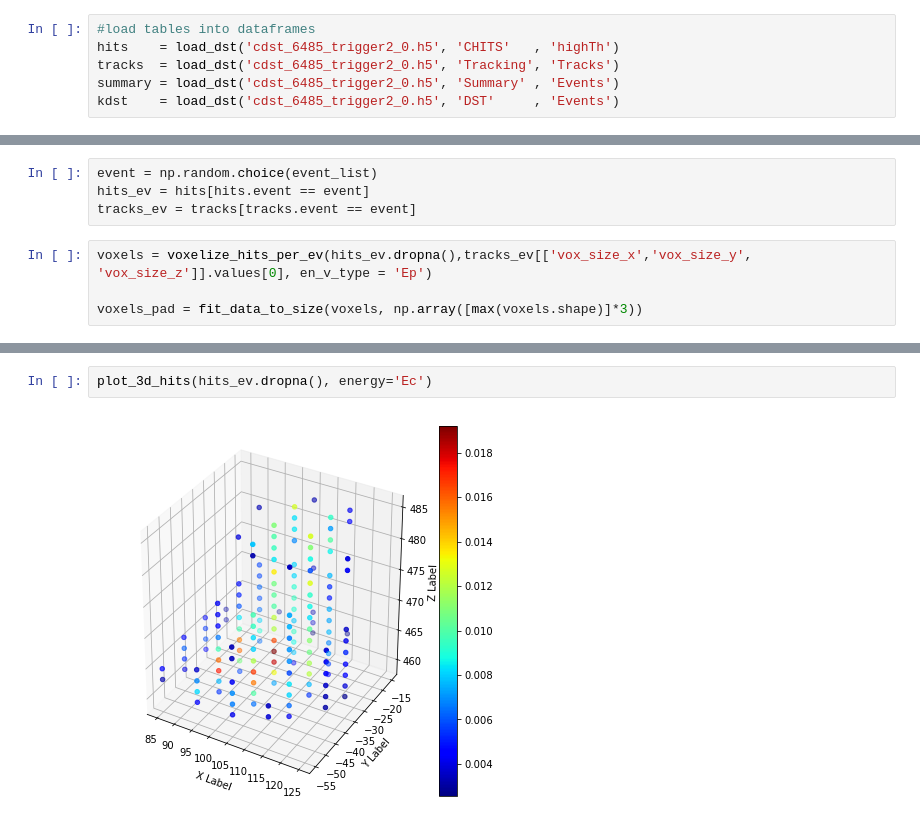
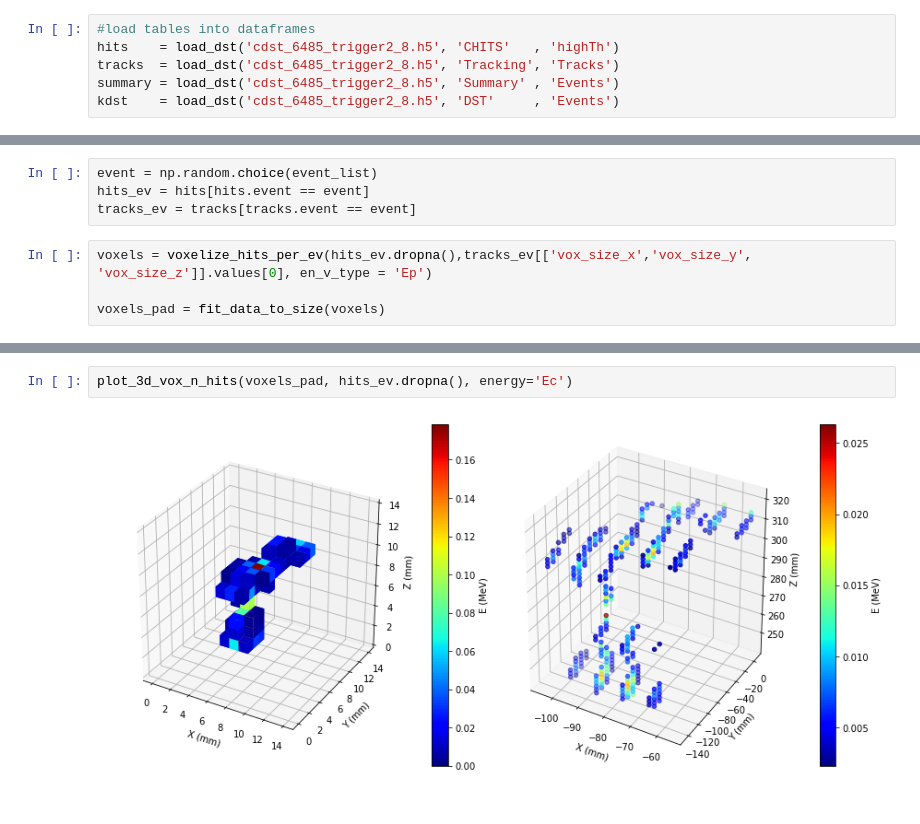
Before and after one commit to next-exp/InteractiveNBs, a Jupyter notebook: IC_NBS/esmeralda_output_analysis/esmeralda_output_review.ipynb, the cells around one changed output, grey strips where cells are left out. Saved outputs shown, nothing was run; the diff lists cells and outputs as text.

```diff
--- a/IC_NBS/esmeralda_output_analysis/esmeralda_output_review.ipynb
+++ b/IC_NBS/esmeralda_output_analysis/esmeralda_output_review.ipynb
@@ -19,9 +19,9 @@ from invisible_cities.io.dst_io import load_dst
 # %%
 #load tables into dataframes
-hits    = load_dst('cdst_6485_trigger2_0.h5', 'CHITS'   , 'highTh')
-tracks  = load_dst('cdst_6485_trigger2_0.h5', 'Tracking', 'Tracks')
-summary = load_dst('cdst_6485_trigger2_0.h5', 'Summary' , 'Events')
-kdst    = load_dst('cdst_6485_trigger2_0.h5', 'DST'     , 'Events')
+hits    = load_dst('cdst_6485_trigger2_8.h5', 'CHITS'   , 'highTh')
+tracks  = load_dst('cdst_6485_trigger2_8.h5', 'Tracking', 'Tracks')
+summary = load_dst('cdst_6485_trigger2_8.h5', 'Summary' , 'Events')
+kdst    = load_dst('cdst_6485_trigger2_8.h5', 'DST'     , 'Events')
 # %% [markdown]
 # Summary/Events : all variables related to inclusive list of hits per event
 # %%
@@ -281,7 +355,7 @@ tracks_ev = tracks[tracks.event == event]
 # %%
 voxels = voxelize_hits_per_ev(hits_ev.dropna(),tracks_ev[['vox_size_x','vox_size_y', 'vox_size_z']].values[0], en_v_type = 'Ep')
 
-voxels_pad = fit_data_to_size(voxels, np.array([max(voxels.shape)]*3))
+voxels_pad = fit_data_to_size(voxels)
 # %%
 plot_3d_vox(voxels_pad)
 # %% [output]
@@ -293,4 +367,4 @@ plot_3d_hits(hits_ev.dropna(), energy='Ep')
 # %%
-plot_3d_hits(hits_ev.dropna(), energy='Ec')
+plot_3d_vox_n_hits(voxels_pad, hits_ev.dropna(), energy='Ec')
 # %% [output]
-[figure, old version]
+[figure, new version]
```
Also changed, not shown: parts of 13 cells of this notebook, 1 other file.
